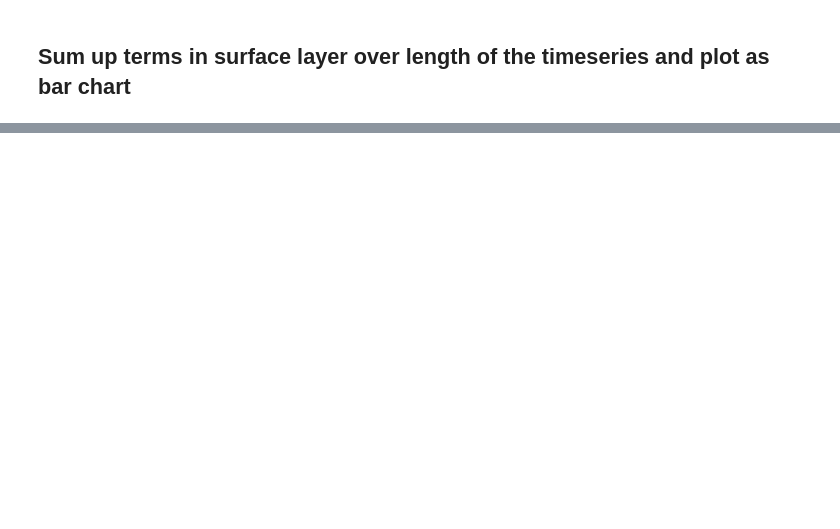
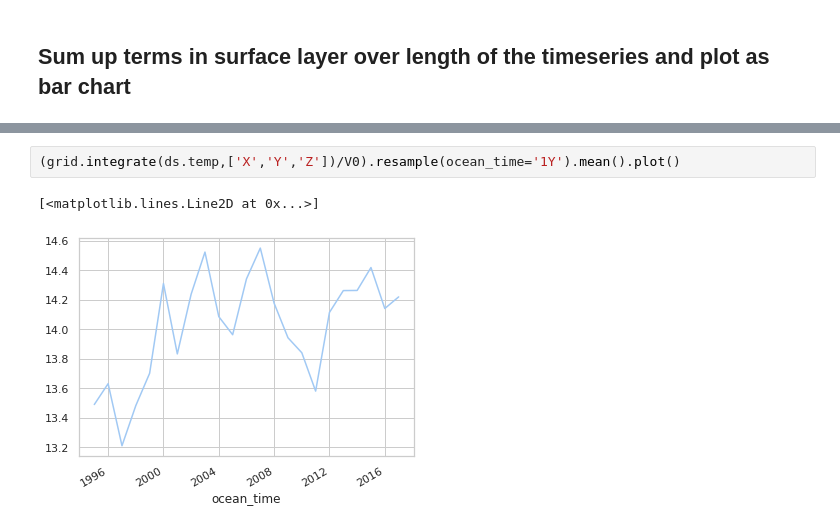
Before and after one commit to nmalan/ROMS_heat_budget, a Jupyter notebook: ROMS_heatbudget_terms_BMP.ipynb, the cells around one changed output, grey strips where cells are left out. Saved outputs shown, nothing was run; the diff lists cells and outputs as text; blank space fills up the shorter version.

```diff
--- a/ROMS_heatbudget_terms_BMP.ipynb
+++ b/ROMS_heatbudget_terms_BMP.ipynb
@@ -251 +287,6 @@ plt.savefig('BMP_heat_terms_annual_mean.png', dpi=300,bbox_inches='tight')
+# %%
+(grid.integrate(ds.temp,['X','Y','Z'])/V0).resample(ocean_time='1Y').mean().plot()
+# %% [output]
+[<matplotlib.lines.Line2D at 0x...>]
+[figure, added]
 # %%
```
Also changed, not shown: parts of 18 cells of this notebook, 3 other files.
